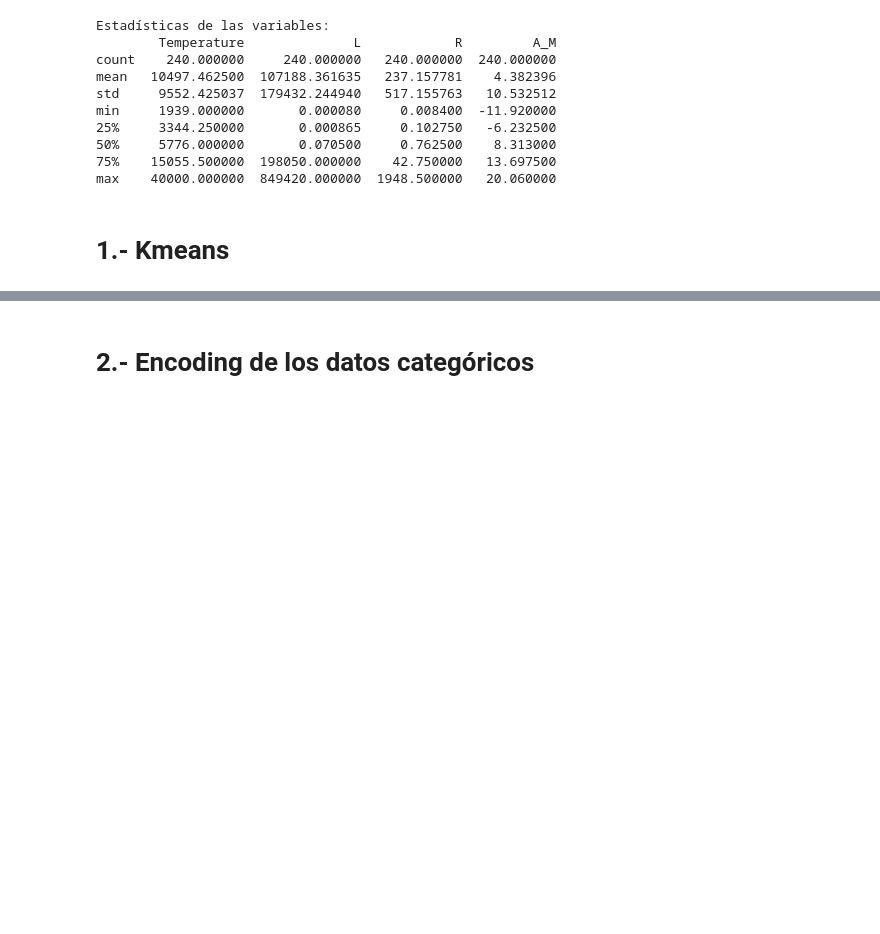
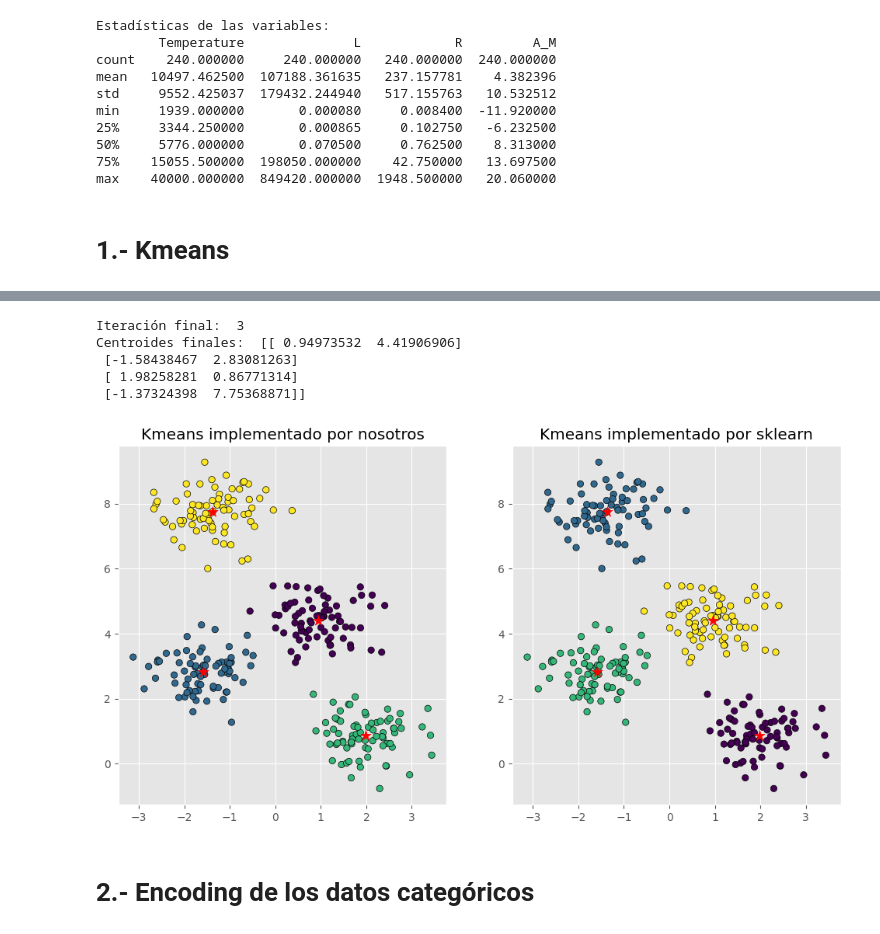
Before and after one commit to RaulCarrero02/G23.P2.100451286.100472334, a Jupyter notebook: kmean.ipynb, the cells around one changed output, grey strips where cells are left out. Cells and saved outputs as stored; diff of their text form; code cells hidden in the pictures; blank space fills up the shorter version.

```diff
--- a/kmean.ipynb
+++ b/kmean.ipynb
@@ -179,3 +245,51 @@ def kmeans(datos, k, max_iter=100):
+# %%
+# Kmeans con 4 clusters
+centroides, asignaciones = kmeans(X, 4)
+# Con la función kmeans de sklearn
+kmeans_sklearn = KMeans(n_clusters=4, random_state=23).fit(X)
+
+# Representación gráfica
+fig, ax = plt.subplots(1, 2, figsize=(12, 6))
+ax[0].scatter(
+    x = X[:, 0],
+    y = X[:, 1],
+    c = asignaciones,
+    cmap = 'viridis',
+    marker    = 'o',
+    edgecolor = 'black',
+)
+ax[0].scatter(
+    x = centroides[:, 0],
+    y = centroides[:, 1],
+    c = 'red',
+    s = 100,
+    marker = '*'
+)
+ax[0].set_title('Kmeans implementado por nosotros')
+
+ax[1].scatter(
+    x = X[:, 0],
+    y = X[:, 1],
+    c = kmeans_sklearn.labels_,
+    cmap = 'viridis',
+    marker    = 'o',
+    edgecolor = 'black',
+)
+ax[1].scatter(
+    x = kmeans_sklearn.cluster_centers_[:, 0],
+    y = kmeans_sklearn.cluster_centers_[:, 1],
+    c = 'red',
+    s = 100,
+    marker = '*'
+)
+ax[1].set_title('Kmeans implementado por sklearn');
+# %% [output]
+Iteración final:  3
+Centroides finales:  [[ 0.94973532  4.41906906]
+ [-1.58438467  2.83081263]
+ [ 1.98258281  0.86771314]
+ [-1.37324398  7.75368871]]
+[figure, added]
 # %% [markdown]
 # 2.- Encoding de los datos categóricos
 # %% [markdown]
```
Also changed, not shown: parts of 18 cells of this notebook.
